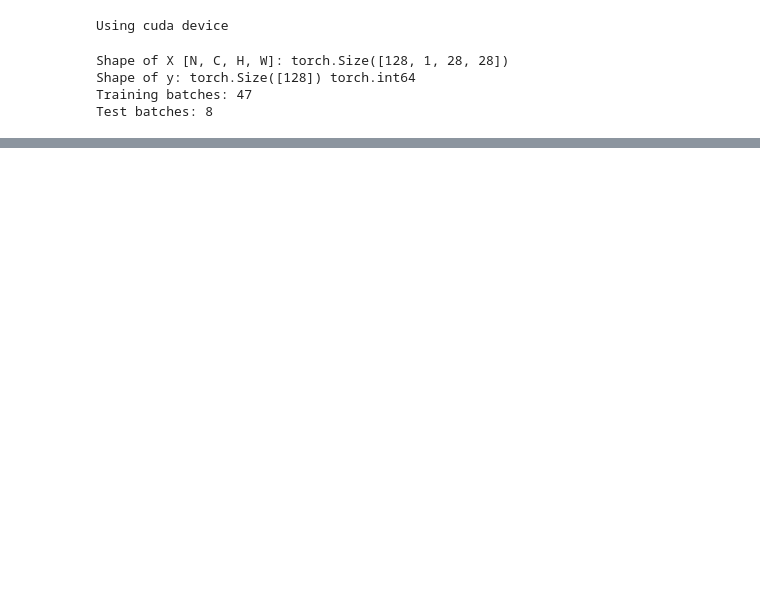
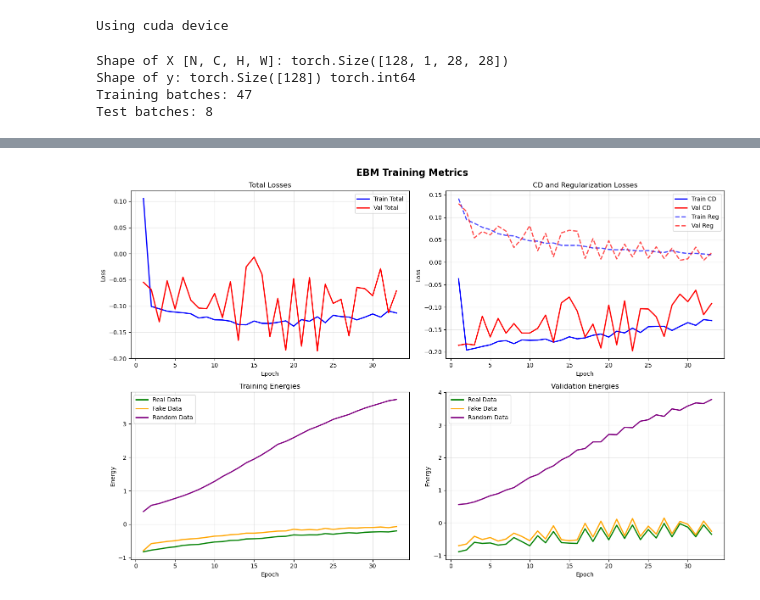
Before and after one commit to Ilan123/study_ml, a Jupyter notebook: generative_ai/src/energy_based_models/energy_based_model.ipynb, the cells around one changed output, grey strips where cells are left out. Saved outputs shown, nothing was run; the diff lists cells and outputs as text; code cells hidden in the pictures; blank space fills up the shorter version.

```diff
--- a/generative_ai/src/energy_based_models/energy_based_model.ipynb
+++ b/generative_ai/src/energy_based_models/energy_based_model.ipynb
@@ -101,7 +99,7 @@ sampler = LangevinSampler(model, 60, 10, 5e-3, buffer)
 model_save_path = '../../models/ebm.pth'
 trainer = EnergyModelTrainer(model, 1e-1, 5e-3, sampler, device, 1e-4, 10, model_save_path)
 # %%
-trainer.train(train_dataloader, val_dataloader, num_epochs=40)
+train_losses, val_losses = trainer.train(train_dataloader, val_dataloader, num_epochs=40)
 # %% [output]
 Epoch 1 completed. Train: Loss: 0.10525, CD Loss: -0.03668, Reg Loss: 0.14193, E_real: -0.8224, E_fake: -0.7857,
 Val: Loss: -0.05467, CD Loss: -0.18510, Reg Loss: 0.13043, E_real: -0.8908, E_fake: -0.7057, E_rand: 0.5599, # NEW BEST MODEL #
@@ -129,0 +128,53 @@ Val: Loss: -0.12190, CD Loss: -0.14734, Reg Loss: 0.02545, E_real: -0.3995, E_fa
+# %%
+metrics = trainer.metrics
+
+"""Plot comprehensive EBM training metrics."""
+epochs = range(1, len(metrics.train_losses) + 1)
+
+fig, axes = plt.subplots(2, 2, figsize=(15, 10))
+fig.suptitle('EBM Training Metrics', fontsize=16, fontweight='bold')
+
+# Plot 1: Total Losses
+axes[0, 0].plot(epochs, metrics.train_losses, 'b-', label='Train Total', linewidth=2)
+axes[0, 0].plot(epochs, metrics.val_losses, 'r-', label='Val Total', linewidth=2)
+axes[0, 0].set_title('Total Losses')
+axes[0, 0].set_xlabel('Epoch')
+axes[0, 0].set_ylabel('Loss')
+axes[0, 0].legend()
+axes[0, 0].grid(True, alpha=0.3)
+
+# Plot 2: CD and Regularization Losses
+axes[0, 1].plot(epochs, metrics.train_losses_cd, 'b-', label='Train CD', linewidth=2)
+axes[0, 1].plot(epochs, metrics.val_losses_cd, 'r-', label='Val CD', linewidth=2)
+axes[0, 1].plot(epochs, metrics.train_losses_reg, 'b--', label='Train Reg', linewidth=2, alpha=0.7)
+axes[0, 1].plot(epochs, metrics.val_losses_reg, 'r--', label='Val Reg', linewidth=2, alpha=0.7)
+axes[0, 1].set_title('CD and Regularization Losses')
+axes[0, 1].set_xlabel('Epoch')
+axes[0, 1].set_ylabel('Loss')
+axes[0, 1].legend()
+axes[0, 1].grid(True, alpha=0.3)
+
+# Plot 3: Training Energies
+axes[1, 0].plot(epochs, metrics.train_energies_real, 'g-', label='Real Data', linewidth=2)
+axes[1, 0].plot(epochs, metrics.train_energies_fake, 'orange', label='Fake Data', linewidth=2)
+axes[1, 0].plot(epochs, metrics.train_energies_rand, 'purple', label='Random Data', linewidth=2)
+axes[1, 0].set_title('Training Energies')
+axes[1, 0].set_xlabel('Epoch')
+axes[1, 0].set_ylabel('Energy')
+axes[1, 0].legend()
+axes[1, 0].grid(True, alpha=0.3)
+
+# Plot 4: Validation Energies
+axes[1, 1].plot(epochs, metrics.val_energies_real, 'g-', label='Real Data', linewidth=2)
+axes[1, 1].plot(epochs, metrics.val_energies_fake, 'orange', label='Fake Data', linewidth=2)
+axes[1, 1].plot(epochs, metrics.val_energies_rand, 'purple', label='Random Data', linewidth=2)
+axes[1, 1].set_title('Validation Energies')
+axes[1, 1].set_xlabel('Epoch')
+axes[1, 1].set_ylabel('Energy')
+axes[1, 1].legend()
+axes[1, 1].grid(True, alpha=0.3)
+
+plt.tight_layout()
+plt.show()
+# %% [output]
+[figure, added]
```
Also changed, not shown: parts of 2 cells of this notebook.
